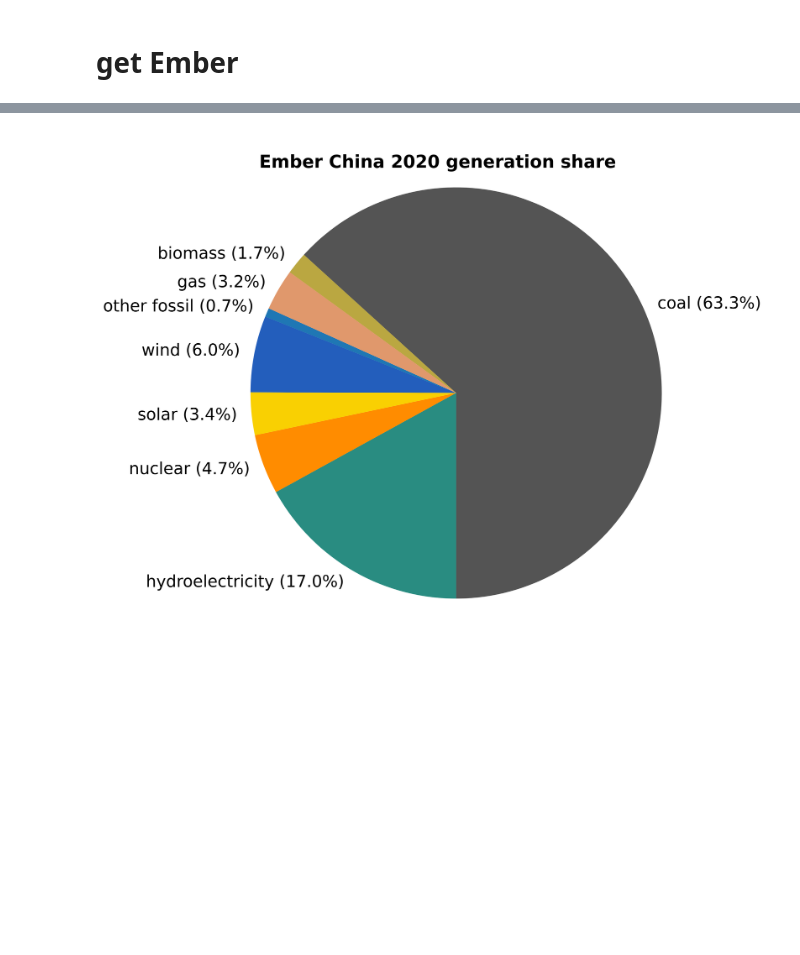
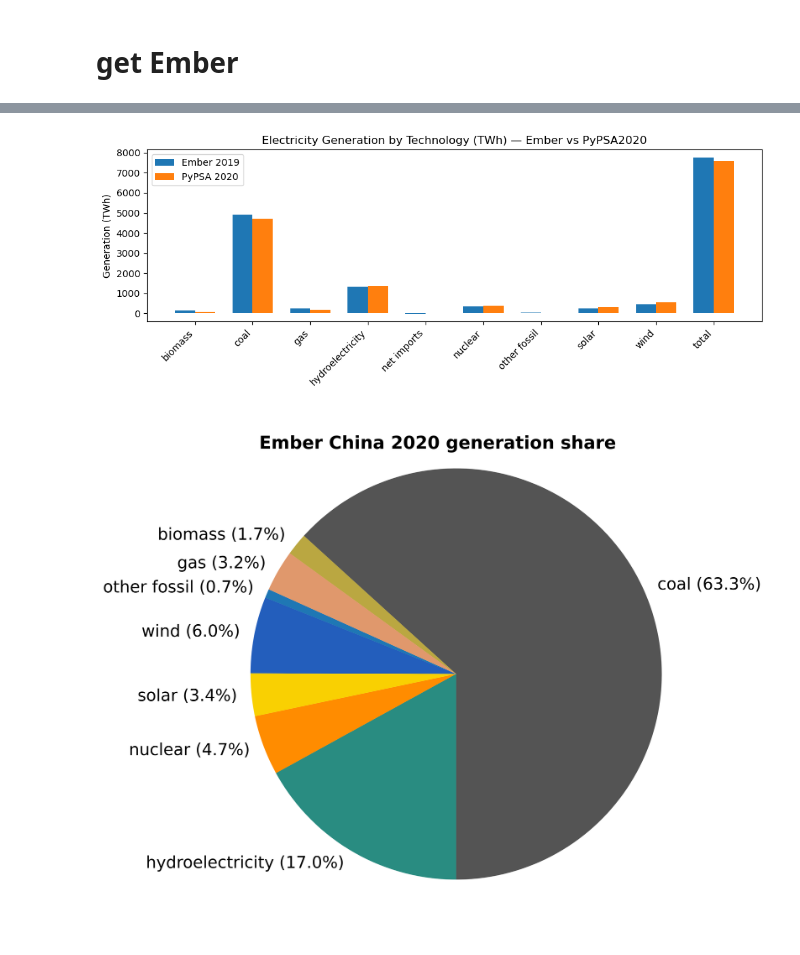
Before and after one commit to pik-piam/PyPSA-China-PIK, a Jupyter notebook: workflow/notebooks/validate.ipynb, the cells around one changed output, grey strips where cells are left out. Saved outputs shown, nothing was run; the diff lists cells and outputs as text; code cells hidden in the pictures; blank space fills up the shorter version.

```diff
--- a/workflow/notebooks/validate.ipynb
+++ b/workflow/notebooks/validate.ipynb
@@ -250,3 +259,61 @@ fig.set_dpi(440);
+# %%
+# 1. Ember TWh
+ember_twh = ember_yr["generation_twh"]
+ember_twh.index = ember_twh.index.str.lower()
+
+# 2. PyPSA MWh → TWh
+model_twh = ac_balance_mod / 1e6
+model_twh.index = model_twh.index.str.lower()
+
+# 3. Merge wind: onshore + offshore → wind
+model_twh_grouped = model_twh.copy()
+model_twh_grouped["wind"] = model_twh_grouped.get("onshore wind", 0) + \
+                            model_twh_grouped.get("offshore wind", 0)
+model_twh_grouped = model_twh_grouped.drop(["onshore wind", "offshore wind"], errors="ignore")
+
+# 4. 对齐两个 index
+all_techs = sorted(set(ember_twh.index) | set(model_twh_grouped.index))
+
+ember_twh_aligned = ember_twh.reindex(all_techs, fill_value=0)
+model_twh_aligned = model_twh_grouped.reindex(all_techs, fill_value=0)
+
+# =====================================================
+# 🟩 5. 新增 Total 项
+# =====================================================
+ember_total = ember_twh_aligned.sum()
+model_total = model_twh_aligned.sum()
+
+ember_twh_aligned["total"] = ember_total
+model_twh_aligned["total"] = model_total
+
+# 更新技术列表（加入 total）
+all_techs = list(all_techs) + ["total"]
+
+# 6. 绘图
+import numpy as np
+import matplotlib.pyplot as plt
+
+x = np.arange(len(all_techs))
+width = 0.35
+
+fig, ax = plt.subplots(figsize=(10, 4))
+
+ax.bar(x - width/2, ember_twh_aligned[all_techs], width,
+       label=f"Ember {PLANNING_YEAR-1}", color="tab:blue")
+
+ax.bar(x + width/2, model_twh_aligned[all_techs], width,
+       label=f"PyPSA {PLANNING_YEAR}", color="tab:orange")
+
+ax.set_xticks(x)
+ax.set_xticklabels(all_techs, rotation=45, ha="right")
+ax.set_ylabel("Generation (TWh)")
+ax.set_title("Electricity Generation by Technology (TWh) — Ember vs PyPSA{}".format(PLANNING_YEAR))
+ax.legend()
+
+plt.tight_layout()
+plt.show()
+# %% [output]
+[figure, added]
 # %%
 ax = ember_yr.share_of_generation_pct.clip(0).plot.pie(
     colors=colors_ember,
```
Also changed, not shown: parts of 5 cells of this notebook, 15 other files.
